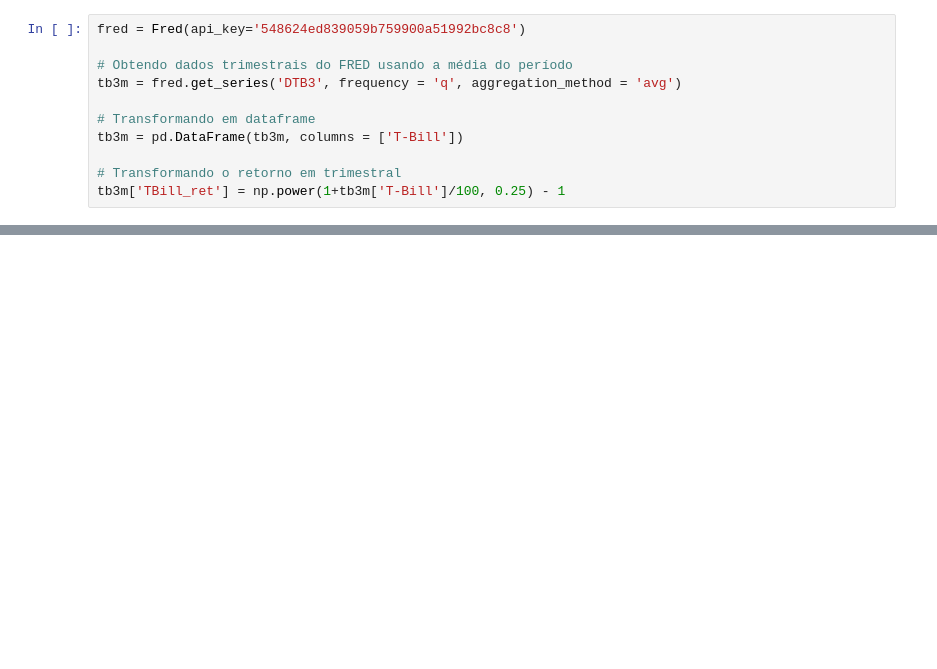
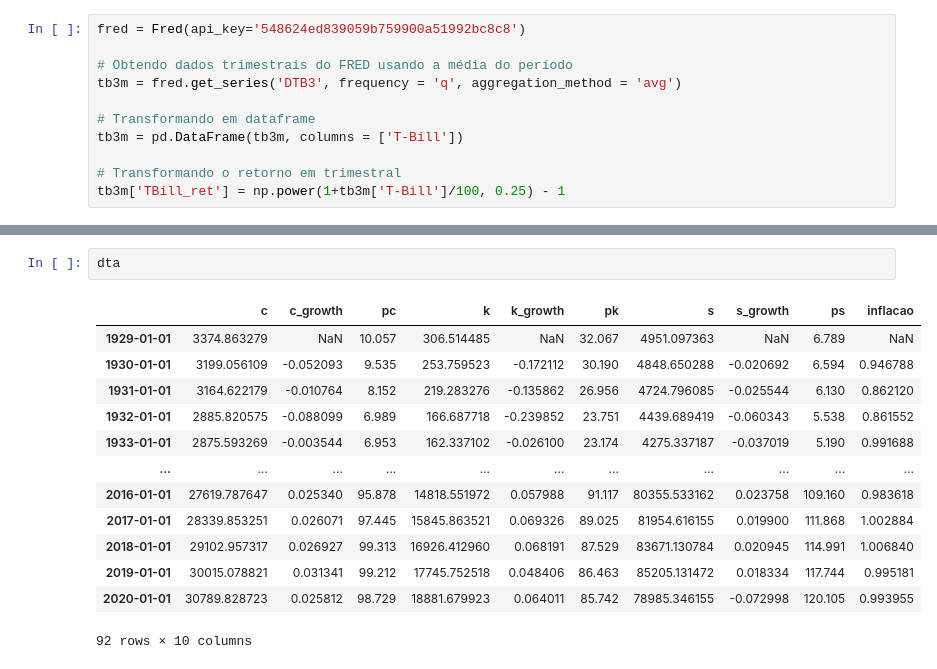
Before and after one commit to lucasestrela/dec_consumo_poupanca, a Jupyter notebook: Lista01_2_Base_de_Dados.ipynb, the cells around one changed output, grey strips where cells are left out. Saved outputs shown, nothing was run; the diff lists cells and outputs as text; blank space fills up the shorter version.

```diff
--- a/Lista01_2_Base_de_Dados.ipynb
+++ b/Lista01_2_Base_de_Dados.ipynb
@@ -174,0 +261,16 @@ dta2.head()
+# %%
+dta
+# %% [output]
+|  | c | c_growth | pc | k | k_growth | pk | s | s_growth | ps | inflacao |
+| 1929-01-01 | 3374.863279 | NaN | 10.057 | 306.514485 | NaN | 32.067 | 4951.097363 | NaN | 6.789 | NaN |
+| 1930-01-01 | 3199.056109 | -0.052093 | 9.535 | 253.759523 | -0.172112 | 30.190 | 4848.650288 | -0.020692 | 6.594 | 0.946788 |
+| 1931-01-01 | 3164.622179 | -0.010764 | 8.152 | 219.283276 | -0.135862 | 26.956 | 4724.796085 | -0.025544 | 6.130 | 0.862120 |
+| 1932-01-01 | 2885.820575 | -0.088099 | 6.989 | 166.687718 | -0.239852 | 23.751 | 4439.689419 | -0.060343 | 5.538 | 0.861552 |
+| 1933-01-01 | 2875.593269 | -0.003544 | 6.953 | 162.337102 | -0.026100 | 23.174 | 4275.337187 | -0.037019 | 5.190 | 0.991688 |
+| ... | ... | ... | ... | ... | ... | ... | ... | ... | ... | ... |
+| 2016-01-01 | 27619.787647 | 0.025340 | 95.878 | 14818.551972 | 0.057988 | 91.117 | 80355.533162 | 0.023758 | 109.160 | 0.983618 |
+| 2017-01-01 | 28339.853251 | 0.026071 | 97.445 | 15845.863521 | 0.069326 | 89.025 | 81954.616155 | 0.019900 | 111.868 | 1.002884 |
+| 2018-01-01 | 29102.957317 | 0.026927 | 99.313 | 16926.412960 | 0.068191 | 87.529 | 83671.130784 | 0.020945 | 114.991 | 1.006840 |
+| 2019-01-01 | 30015.078821 | 0.031341 | 99.212 | 17745.752518 | 0.048406 | 86.463 | 85205.131472 | 0.018334 | 117.744 | 0.995181 |
+| 2020-01-01 | 30789.828723 | 0.025812 | 98.729 | 18881.679923 | 0.064011 | 85.742 | 78985.346155 | -0.072998 | 120.105 | 0.993955 |
+92 rows × 10 columns
```
Also changed, not shown: parts of 16 cells of this notebook.
